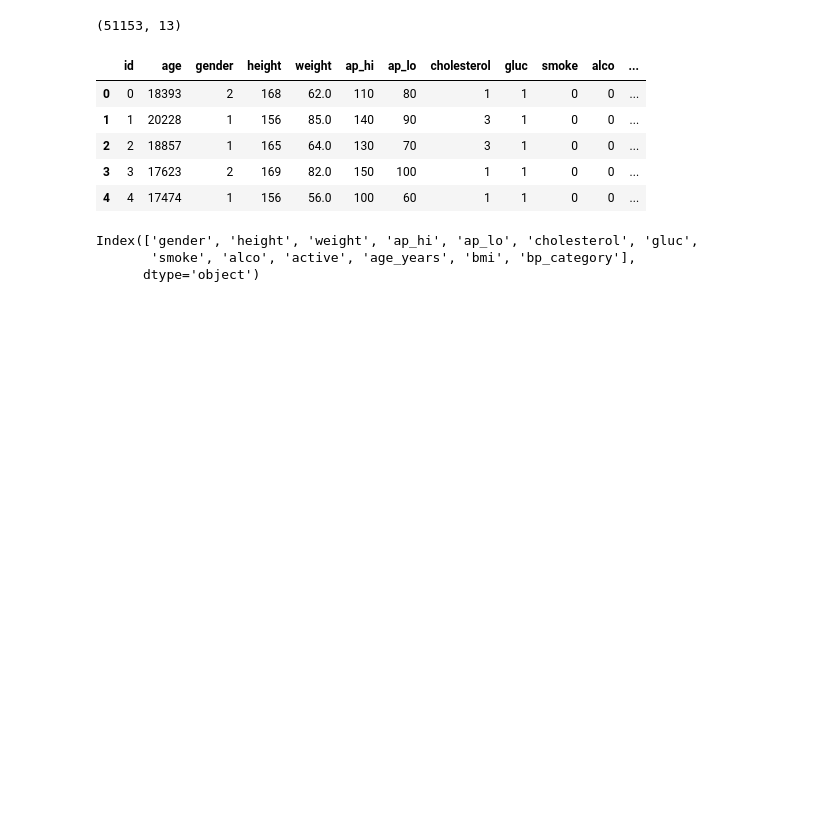
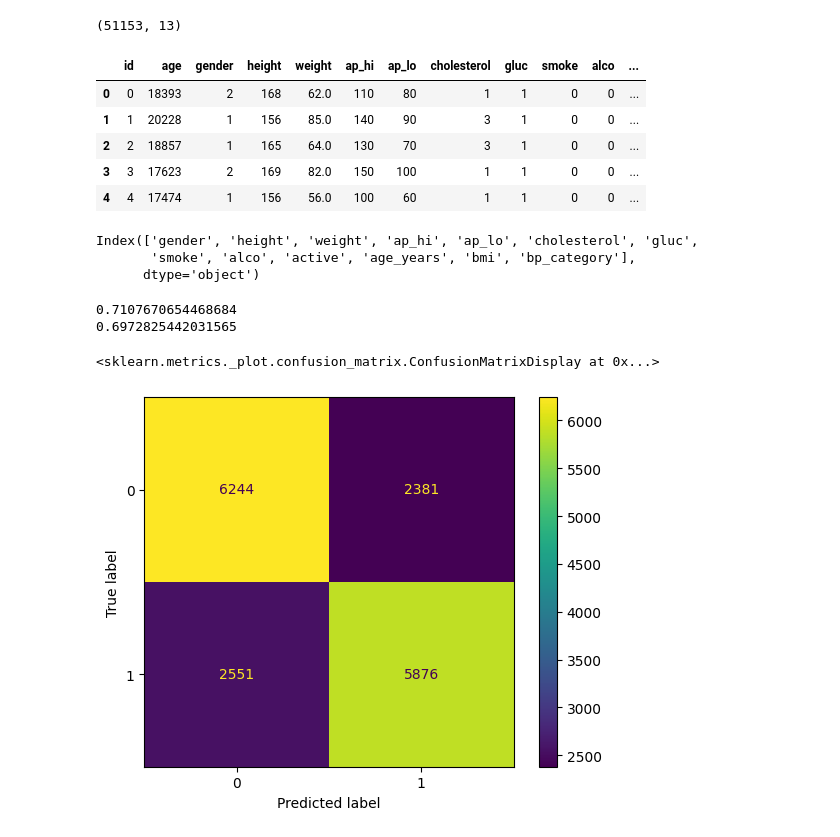
Before and after one commit to Manisha0125/project_cardio, a Jupyter notebook: project_cardio.ipynb, the cells around one changed output. Saved outputs shown, nothing was run; the diff lists cells and outputs as text; code cells hidden in the pictures; blank space fills up the shorter version.

```diff
--- a/project_cardio.ipynb
+++ b/project_cardio.ipynb
@@ -610,0 +621,21 @@ bp_cat = input('Bp Category :  "Normal", "Elevated", "Hypertension Stage 1", "Hy
+# %%
+from sklearn.ensemble import RandomForestClassifier
+
+rfc = RandomForestClassifier()
+# %%
+rfc.fit(x_train_transformerd,y_train)
+pred = rfc.predict(x_test_transformerd)
+
+accuracy = accuracy_score(y_test,pred)
+recall = recall_score(y_test,pred)
+
+cm = confusion_matrix(y_test,pred)
+# %%
+print(accuracy)
+print(recall)
+ConfusionMatrixDisplay(cm).plot()
+# %% [output]
+0.7107670654468684
+0.6972825442031565
+<sklearn.metrics._plot.confusion_matrix.ConfusionMatrixDisplay at 0x...>
+[figure, added]
```
Also changed, not shown: parts of 22 cells of this notebook.
